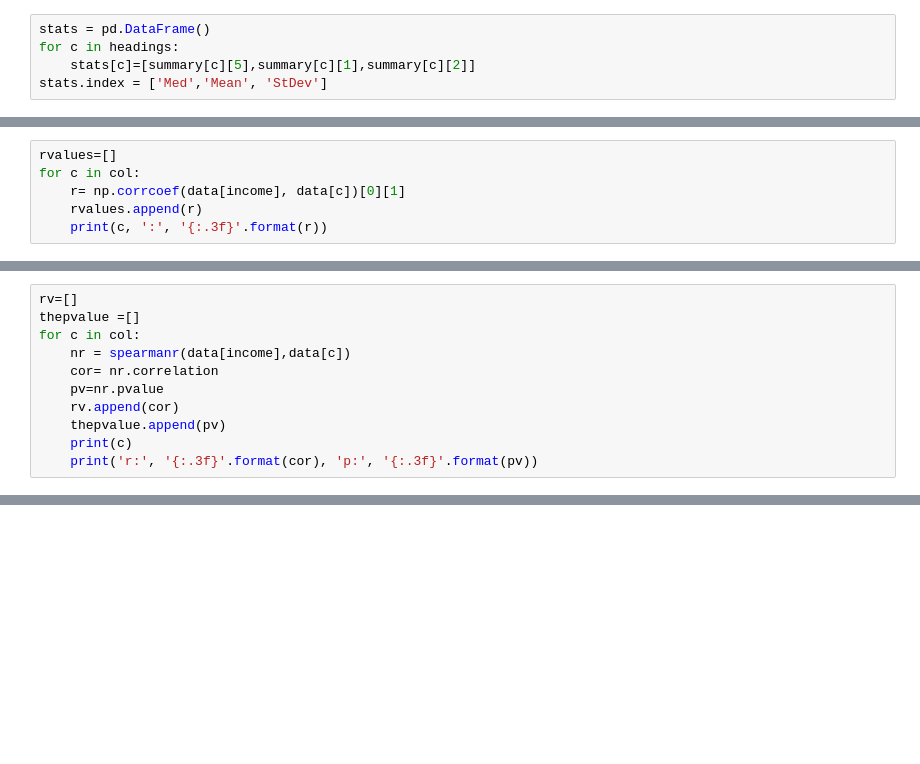
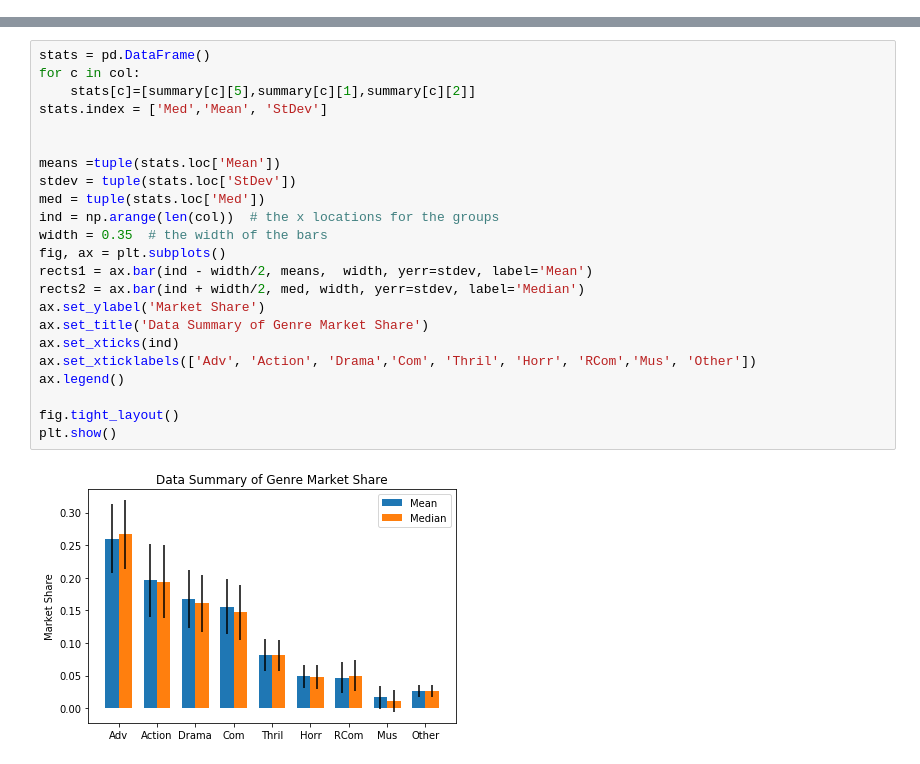
Before and after one commit to ss2944/data-sci, a Jupyter notebook: FinalProjectFile.ipynb, the cells around one changed output, grey strips where cells are left out. Cells and saved outputs as stored; diff of their text form; blank space fills up the shorter version.

```diff
--- a/FinalProjectFile.ipynb
+++ b/FinalProjectFile.ipynb
@@ -64,5 +0,0 @@ summary = data.describe()
-# %%
-stats = pd.DataFrame()
-for c in headings:
-    stats[c]=[summary[c][5],summary[c][1],summary[c][2]]
-stats.index = ['Med','Mean', 'StDev']
@@ -624,6 +0,0 @@ First, we calculated the r-value of the relationships. From a quick glance, we c
-# %%
-rvalues=[]
-for c in col:
-    r= np.corrcoef(data[income], data[c])[0][1]
-    rvalues.append(r)
-    print(c, ':', '{:.3f}'.format(r))
@@ -699,11 +0,0 @@ Although a linear relationship slope could be due to chance, we could also look
-# %%
-rv=[]
-thepvalue =[]
-for c in col:
-    nr = spearmanr(data[income],data[c])
-    cor= nr.correlation
-    pv=nr.pvalue
-    rv.append(cor)
-    thepvalue.append(pv)
-    print(c)
-    print('r:', '{:.3f}'.format(cor), 'p:', '{:.3f}'.format(pv))
@@ -743,0 +94,25 @@ From the analysis above, we have found that a linear relationship is weak and po
+# %%
+stats = pd.DataFrame()
+for c in col:
+    stats[c]=[summary[c][5],summary[c][1],summary[c][2]]
+stats.index = ['Med','Mean', 'StDev']
+
+
+means =tuple(stats.loc['Mean'])
+stdev = tuple(stats.loc['StDev'])
+med = tuple(stats.loc['Med'])
+ind = np.arange(len(col))  # the x locations for the groups
+width = 0.35  # the width of the bars
+fig, ax = plt.subplots()
+rects1 = ax.bar(ind - width/2, means,  width, yerr=stdev, label='Mean')
+rects2 = ax.bar(ind + width/2, med, width, yerr=stdev, label='Median')
+ax.set_ylabel('Market Share')
+ax.set_title('Data Summary of Genre Market Share')
+ax.set_xticks(ind)
+ax.set_xticklabels(['Adv', 'Action', 'Drama','Com', 'Thril', 'Horr', 'RCom','Mus', 'Other'])
+ax.legend()
+
+fig.tight_layout()
+plt.show()
+# %% [output]
+[figure, added]
```
Also changed, not shown: parts of 114 cells of this notebook.
